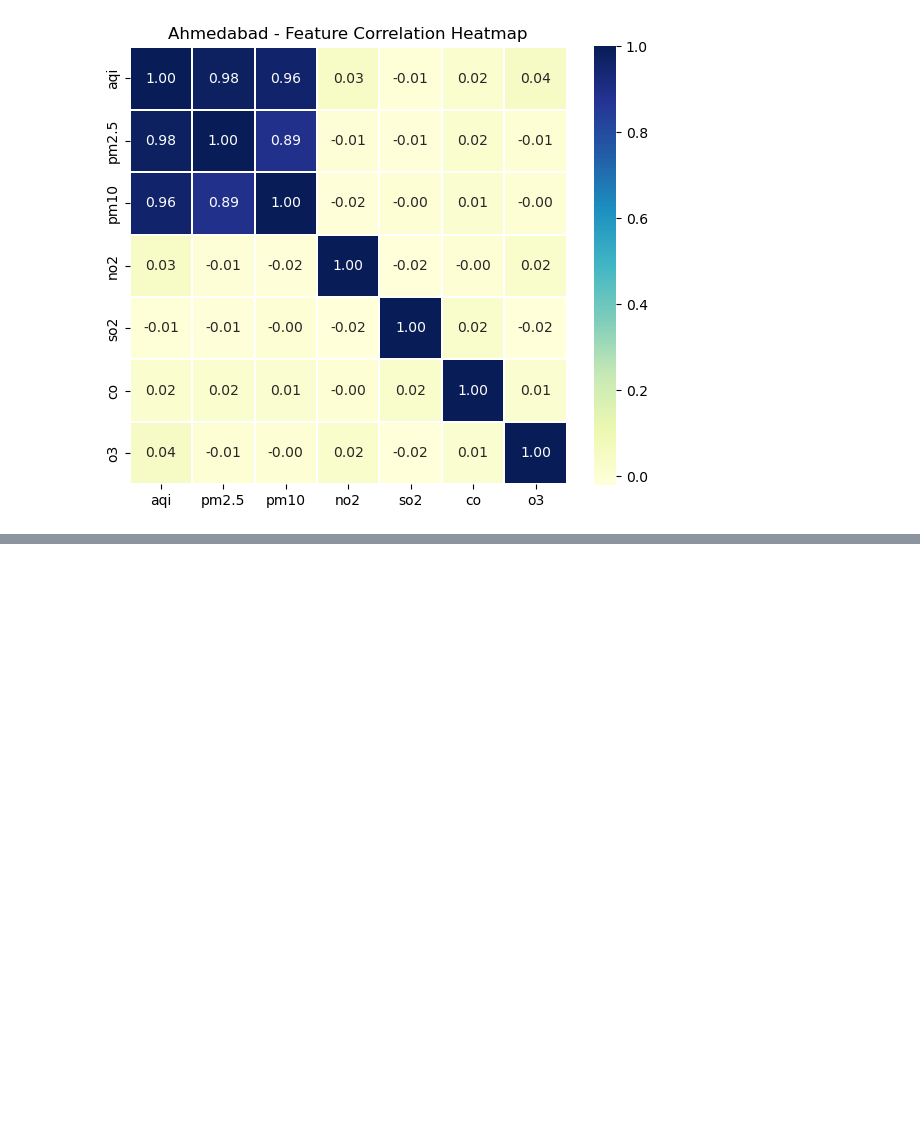
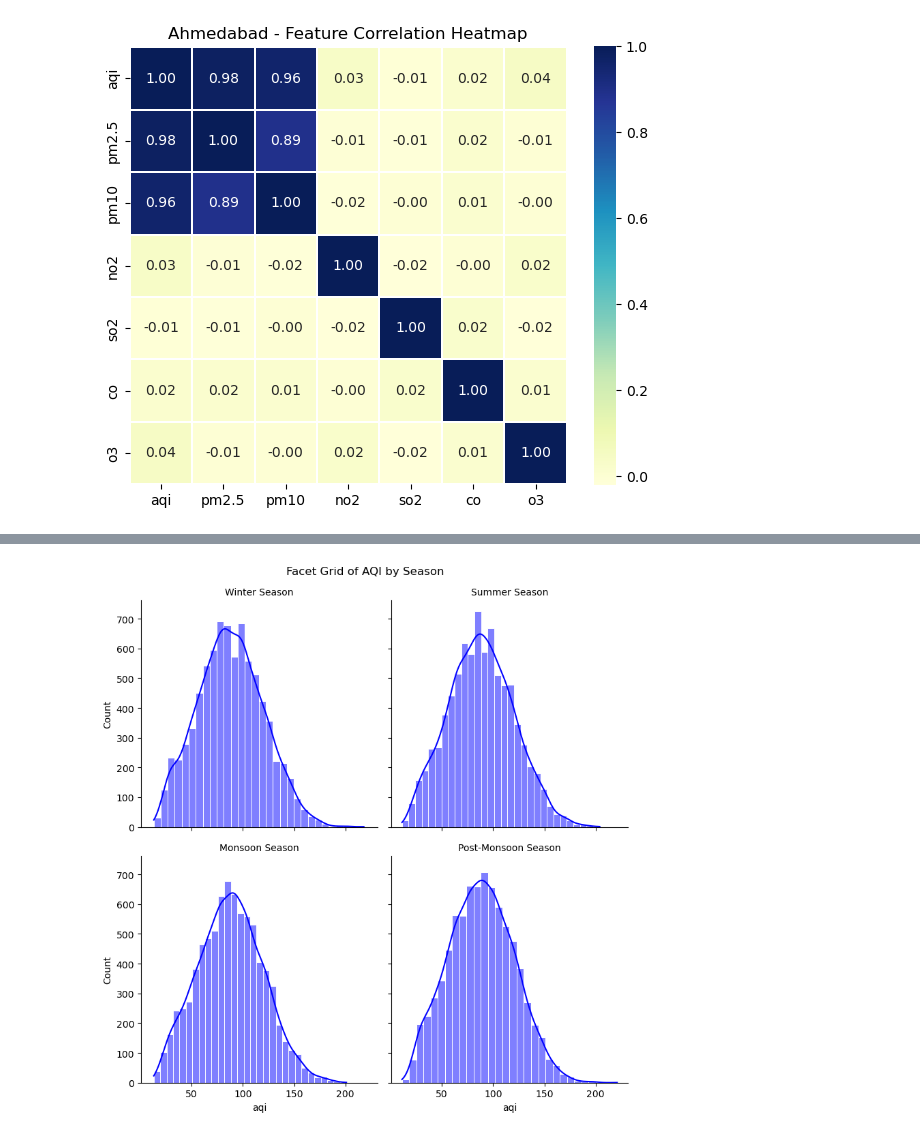
Before and after one commit to wanderingCoder95/Seasonal-AQI-Analysis-Through-Classical-ML-Models, a Jupyter notebook: aqi-project/notebooks/eda.ipynb, the cells around one changed output, grey strips where cells are left out. Cells and saved outputs as stored; diff of their text form; code cells hidden in the pictures; blank space fills up the shorter version.

```diff
--- a/aqi-project/notebooks/eda.ipynb
+++ b/aqi-project/notebooks/eda.ipynb
@@ -336,0 +456,10 @@ for city in cities:
+# %%
+# Facet Grid of AQI by Season
+
+g=sns.FacetGrid(df, col='season', col_wrap=2, height=4)
+g.map(sns.histplot, 'aqi', bins=30, kde=True, color='blue', edgecolor='white')
+g.set_titles("{col_name} Season")
+g.fig.suptitle("Facet Grid of AQI by Season", y=1.02)
+plt.show()
+# %% [output]
+[figure, added]
```
Also changed, not shown: parts of 12 cells of this notebook, 1 other file.
